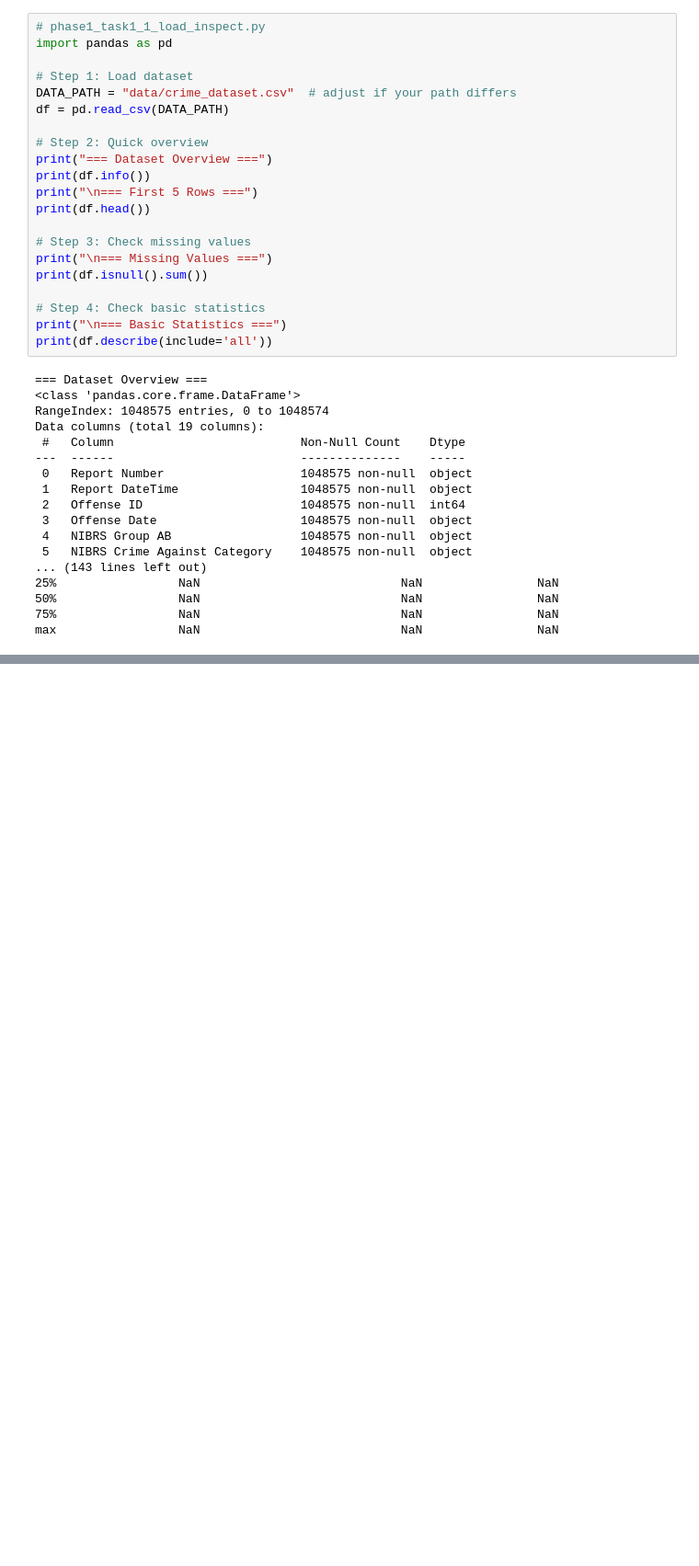
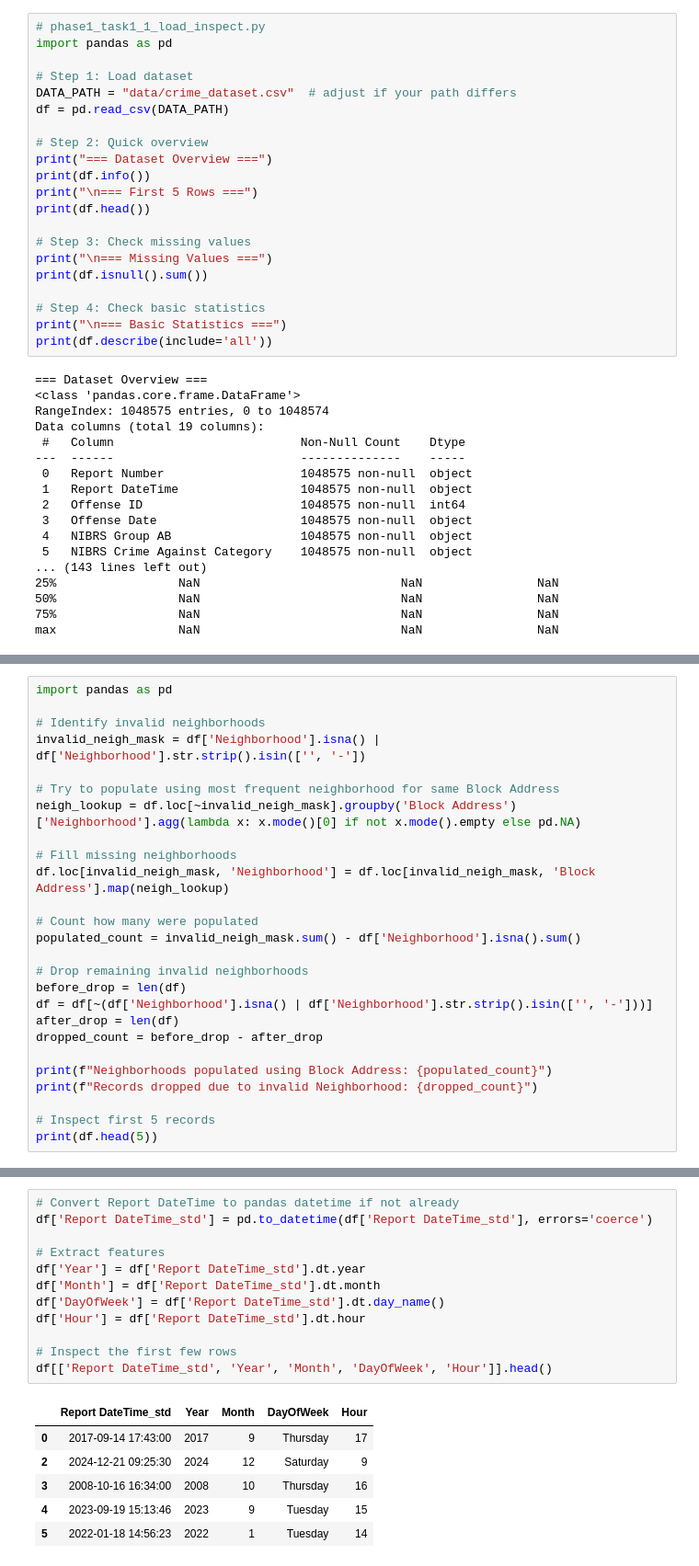
Before and after one commit to Bilalcsu/Crime_MR, a Jupyter notebook: preprocessing.ipynb, the cells around one changed output, grey strips where cells are left out. Shown at 92% size. Saved outputs shown, nothing was run; the diff lists cells and outputs as text; blank space fills up the shorter version.

```diff
--- a/preprocessing.ipynb
+++ b/preprocessing.ipynb
@@ -39,0 +282,26 @@ max                 NaN                            NaN                NaN
+# %%
+import pandas as pd
+
+# Identify invalid neighborhoods
+invalid_neigh_mask = df['Neighborhood'].isna() | df['Neighborhood'].str.strip().isin(['', '-'])
+
+# Try to populate using most frequent neighborhood for same Block Address
+neigh_lookup = df.loc[~invalid_neigh_mask].groupby('Block Address')['Neighborhood'].agg(lambda x: x.mode()[0] if not x.mode().empty else pd.NA)
+
+# Fill missing neighborhoods
+df.loc[invalid_neigh_mask, 'Neighborhood'] = df.loc[invalid_neigh_mask, 'Block Address'].map(neigh_lookup)
+
+# Count how many were populated
+populated_count = invalid_neigh_mask.sum() - df['Neighborhood'].isna().sum()
+
+# Drop remaining invalid neighborhoods
+before_drop = len(df)
+df = df[~(df['Neighborhood'].isna() | df['Neighborhood'].str.strip().isin(['', '-']))]
+after_drop = len(df)
+dropped_count = before_drop - after_drop
+
+print(f"Neighborhoods populated using Block Address: {populated_count}")
+print(f"Records dropped due to invalid Neighborhood: {dropped_count}")
+
+# Inspect first 5 records
+print(df.head(5))
@@ -39,0 +372,19 @@ max                 NaN                            NaN                NaN
+# %%
+# Convert Report DateTime to pandas datetime if not already
+df['Report DateTime_std'] = pd.to_datetime(df['Report DateTime_std'], errors='coerce')
+
+# Extract features
+df['Year'] = df['Report DateTime_std'].dt.year
+df['Month'] = df['Report DateTime_std'].dt.month
+df['DayOfWeek'] = df['Report DateTime_std'].dt.day_name()
+df['Hour'] = df['Report DateTime_std'].dt.hour
+
+# Inspect the first few rows
+df[['Report DateTime_std', 'Year', 'Month', 'DayOfWeek', 'Hour']].head()
+# %% [output]
+|  | Report DateTime_std | Year | Month | DayOfWeek | Hour |
+| 0 | 2017-09-14 17:43:00 | 2017 | 9 | Thursday | 17 |
+| 2 | 2024-12-21 09:25:30 | 2024 | 12 | Saturday | 9 |
+| 3 | 2008-10-16 16:34:00 | 2008 | 10 | Thursday | 16 |
+| 4 | 2023-09-19 15:13:46 | 2023 | 9 | Tuesday | 15 |
+| 5 | 2022-01-18 14:56:23 | 2022 | 1 | Tuesday | 14 |
```
Also changed, not shown: parts of 14 cells of this notebook.
